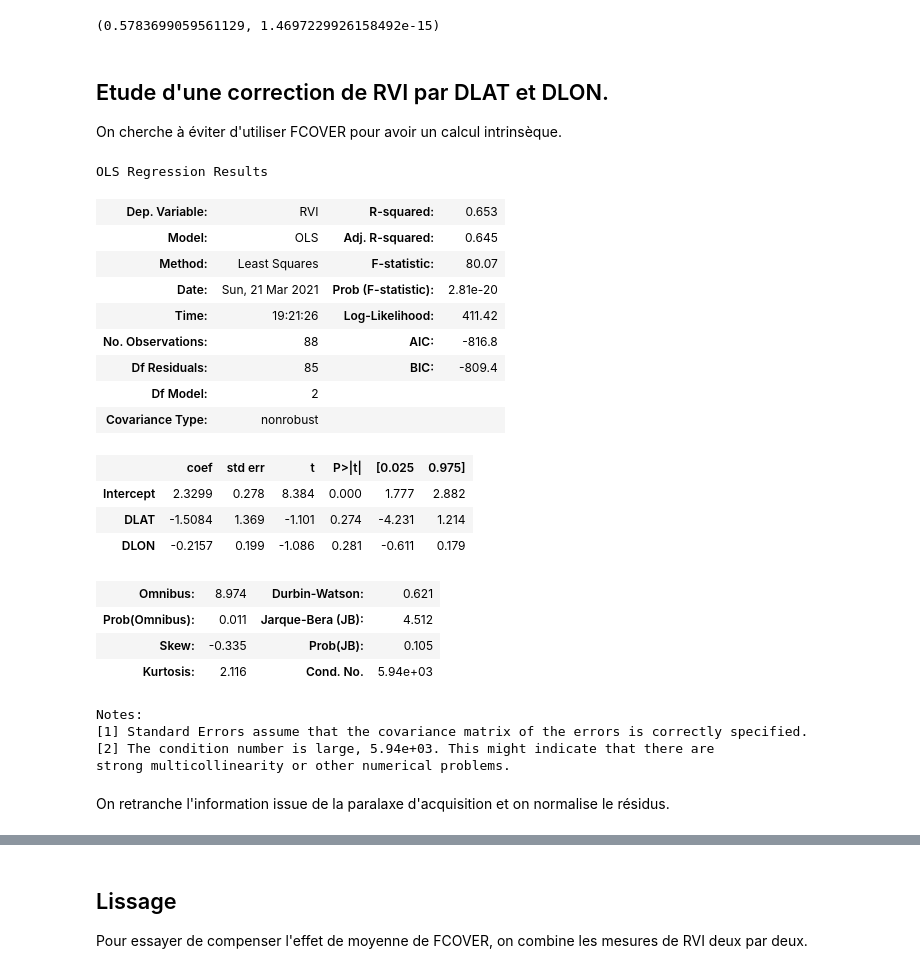
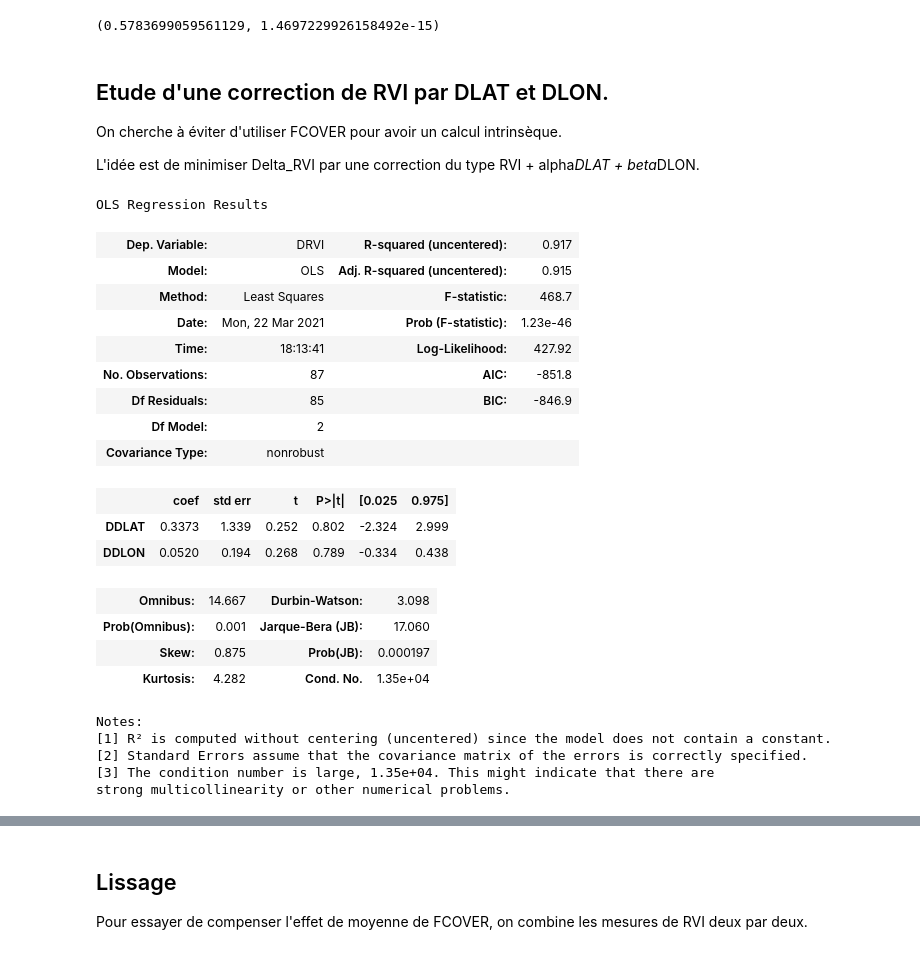
Before and after one commit to jee51/sentry, a Jupyter notebook: notebooks/TraceRVI.ipynb, the cells around one changed output, grey strips where cells are left out. Saved outputs shown, nothing was run; the diff lists cells and outputs as text; code cells hidden in the pictures.

```diff
--- a/notebooks/TraceRVI.ipynb
+++ b/notebooks/TraceRVI.ipynb
@@ -181,3 +186,5 @@ Corrélation entre FCOVER et l'estimation de FCOVER par RVI, DLAT et DLON:
 # %% [markdown]
 ## Etude d'une correction de RVI par DLAT et DLON.
 On cherche à éviter d'utiliser FCOVER pour avoir un calcul intrinsèque.
+
+L'idée est de minimiser Delta_RVI par une correction du type RVI + alpha*DLAT + beta*DLON.
@@ -186,29 +191,31 @@ resi = smf.ols('RVI ~ DLAT + DLON',data=M).fit()
-# %%
-resi.summary()
-# %% [output]
-OLS Regression Results
-| Dep. Variable: | RVI | R-squared: | 0.653 |
-| Model: | OLS | Adj. R-squared: | 0.645 |
-| Method: | Least Squares | F-statistic: | 80.07 |
-| Date: | Sun, 21 Mar 2021 | Prob (F-statistic): | 2.81e-20 |
-| Time: | 19:21:26 | Log-Likelihood: | 411.42 |
-| No. Observations: | 88 | AIC: | -816.8 |
-| Df Residuals: | 85 | BIC: | -809.4 |
-| Df Model: | 2 |  |  |
-| Covariance Type: | nonrobust |  |  |
-|  | coef | std err | t | P>|t| | [0.025 | 0.975] |
-| Intercept | 2.3299 | 0.278 | 8.384 | 0.000 | 1.777 | 2.882 |
-| DLAT | -1.5084 | 1.369 | -1.101 | 0.274 | -4.231 | 1.214 |
-| DLON | -0.2157 | 0.199 | -1.086 | 0.281 | -0.611 | 0.179 |
-| Omnibus: | 8.974 | Durbin-Watson: | 0.621 |
-| Prob(Omnibus): | 0.011 | Jarque-Bera (JB): | 4.512 |
-| Skew: | -0.335 | Prob(JB): | 0.105 |
-| Kurtosis: | 2.116 | Cond. No. | 5.94e+03 |
-Notes:
-[1] Standard Errors assume that the covariance matrix of the errors is correctly specified.
-[2] The condition number is large, 5.94e+03. This might indicate that there are
-strong multicollinearity or other numerical problems.
-# %% [markdown]
-On retranche l'information issue de la paralaxe d'acquisition et on normalise le résidus.
+# %%
+R['DRVI'] = rvi.diff()
+R['DDLAT'] = R['DLAT'].diff()
+R['DDLON'] = R['DLON'].diff()
+resi = smf.ols('DRVI ~ DDLAT + DDLON -1',data=R).fit()
+resi.summary()
+# %% [output]
+OLS Regression Results
+| Dep. Variable: | DRVI | R-squared (uncentered): | 0.917 |
+| Model: | OLS | Adj. R-squared (uncentered): | 0.915 |
+| Method: | Least Squares | F-statistic: | 468.7 |
+| Date: | Mon, 22 Mar 2021 | Prob (F-statistic): | 1.23e-46 |
+| Time: | 18:13:41 | Log-Likelihood: | 427.92 |
+| No. Observations: | 87 | AIC: | -851.8 |
+| Df Residuals: | 85 | BIC: | -846.9 |
+| Df Model: | 2 |  |  |
+| Covariance Type: | nonrobust |  |  |
+|  | coef | std err | t | P>|t| | [0.025 | 0.975] |
+| DDLAT | 0.3373 | 1.339 | 0.252 | 0.802 | -2.324 | 2.999 |
+| DDLON | 0.0520 | 0.194 | 0.268 | 0.789 | -0.334 | 0.438 |
+| Omnibus: | 14.667 | Durbin-Watson: | 3.098 |
+| Prob(Omnibus): | 0.001 | Jarque-Bera (JB): | 17.060 |
+| Skew: | 0.875 | Prob(JB): | 0.000197 |
+| Kurtosis: | 4.282 | Cond. No. | 1.35e+04 |
+Notes:
+[1] R² is computed without centering (uncentered) since the model does not contain a constant.
+[2] Standard Errors assume that the covariance matrix of the errors is correctly specified.
+[3] The condition number is large, 1.35e+04. This might indicate that there are
+strong multicollinearity or other numerical problems.
 # %%
 fig,ax = plt.subplots()
```
Also changed, not shown: parts of 11 cells of this notebook, 1 other file.
